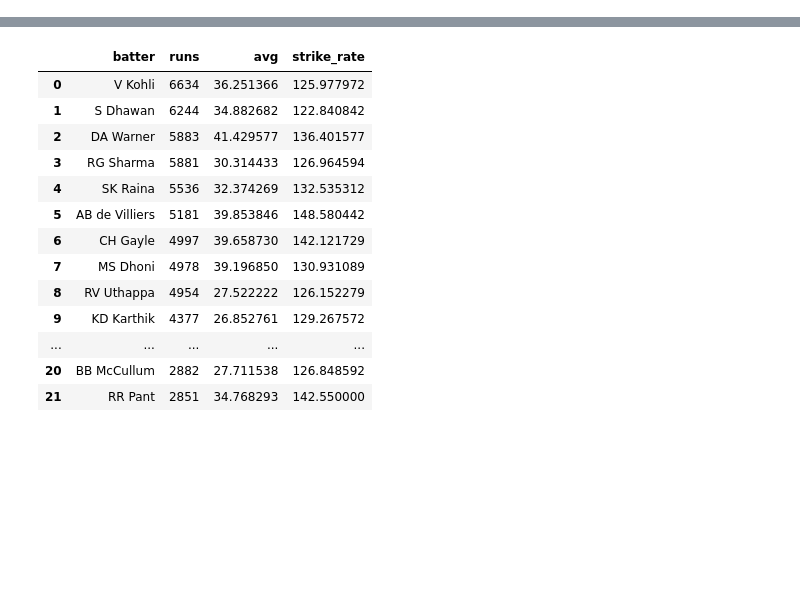
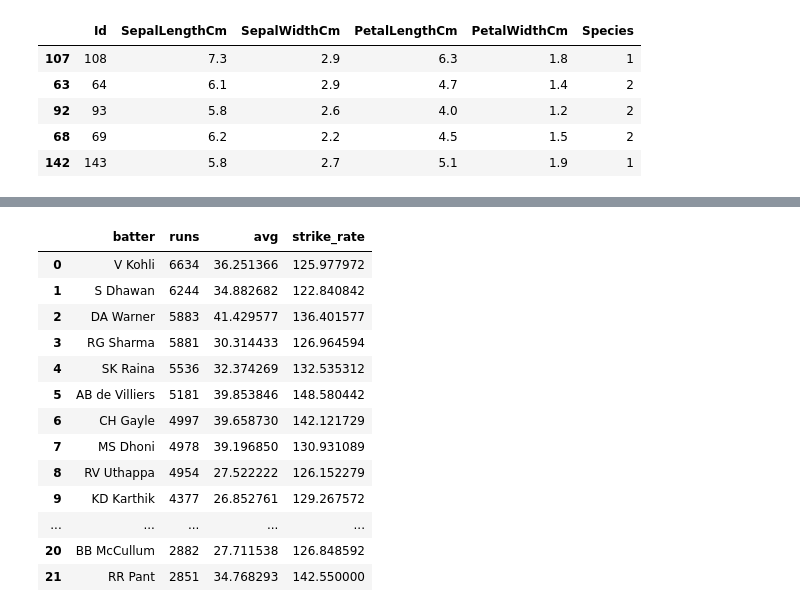
Before and after one commit to Rudra18GTHB/Codes, a Jupyter notebook: Visualization/Exp7.ipynb, the cells around one changed output, grey strips where cells are left out. Saved outputs shown, nothing was run; the diff lists cells and outputs as text; code cells hidden in the pictures; blank space fills up the shorter version.

```diff
--- a/Visualization/Exp7.ipynb
+++ b/Visualization/Exp7.ipynb
@@ -4,0 +15,10 @@ import pandas as pd
+# %%
+df["Species"]=df["Species"].replace({"Iris-setosa":0,"Iris-virginica":1,"Iris-versicolor":2})
+df.sample(5)
+# %% [output]
+|  | Id | SepalLengthCm | SepalWidthCm | PetalLengthCm | PetalWidthCm | Species |
+| 107 | 108 | 7.3 | 2.9 | 6.3 | 1.8 | 1 |
+| 63 | 64 | 6.1 | 2.9 | 4.7 | 1.4 | 2 |
+| 92 | 93 | 5.8 | 2.6 | 4.0 | 1.2 | 2 |
+| 68 | 69 | 6.2 | 2.2 | 4.5 | 1.5 | 2 |
+| 142 | 143 | 5.8 | 2.7 | 5.1 | 1.9 | 1 |
```
Also changed, not shown: parts of 3 cells of this notebook.
